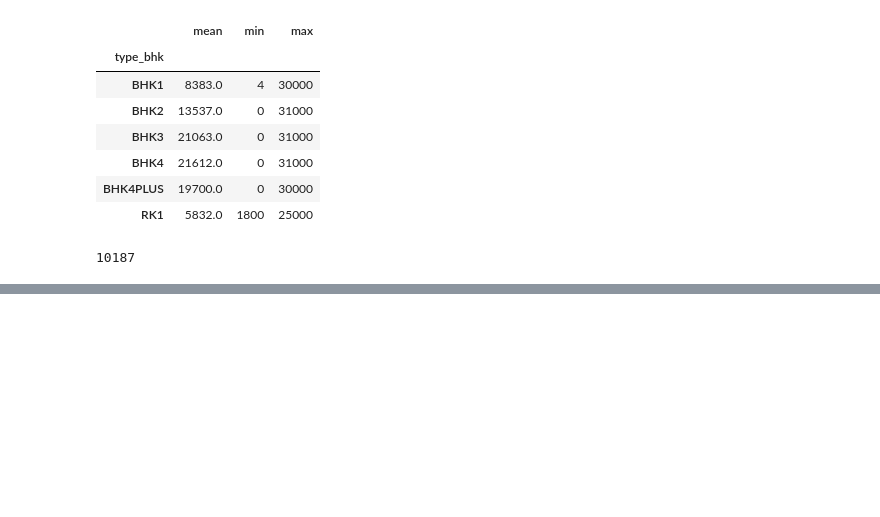
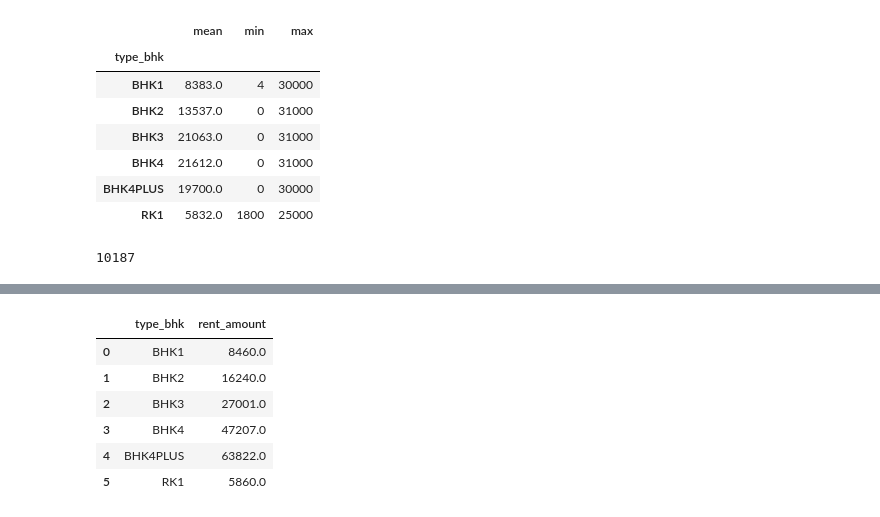
Before and after one commit to Srikant-Pal/No_broker_Analysis, a Jupyter notebook: Nobroker_Analytics.ipynb, the cells around one changed output, grey strips where cells are left out. Drawn from its saved outputs; the diff is of its cells as text; code cells hidden in the pictures; blank space fills up the shorter version.

```diff
--- a/Nobroker_Analytics.ipynb
+++ b/Nobroker_Analytics.ipynb
@@ -204,0 +238,10 @@ df.groupby('type_bhk')['rent_amount'].agg(mean='mean',min='min',max='max').round
+# %%
+df2.groupby('type_bhk')['rent_amount'].mean().round(0).reset_index()
+# %% [output]
+|  | type_bhk | rent_amount |
+| 0 | BHK1 | 8460.0 |
+| 1 | BHK2 | 16240.0 |
+| 2 | BHK3 | 27001.0 |
+| 3 | BHK4 | 47207.0 |
+| 4 | BHK4PLUS | 63822.0 |
+| 5 | RK1 | 5860.0 |
```
Also changed, not shown: parts of 4 cells of this notebook.
